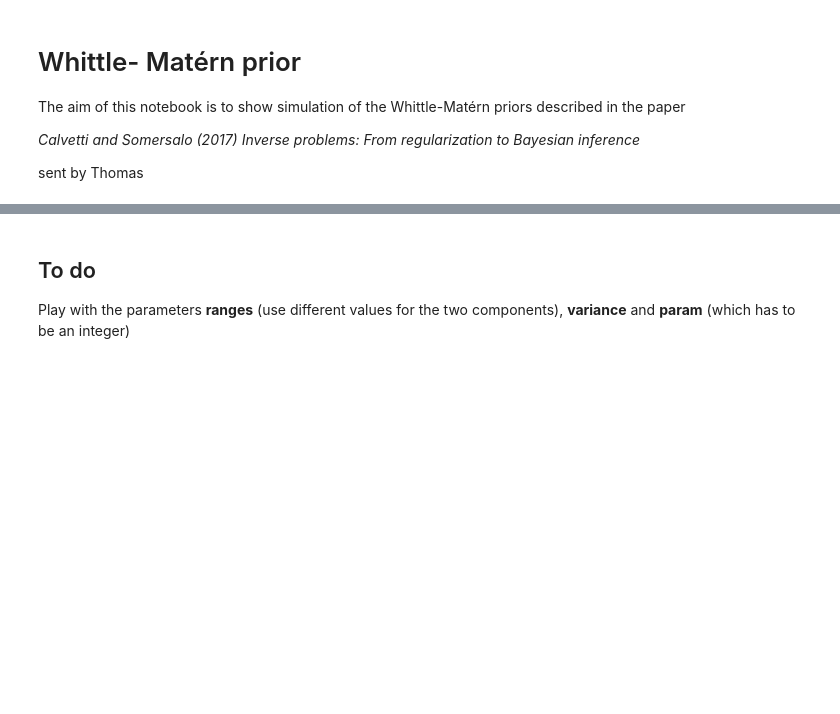
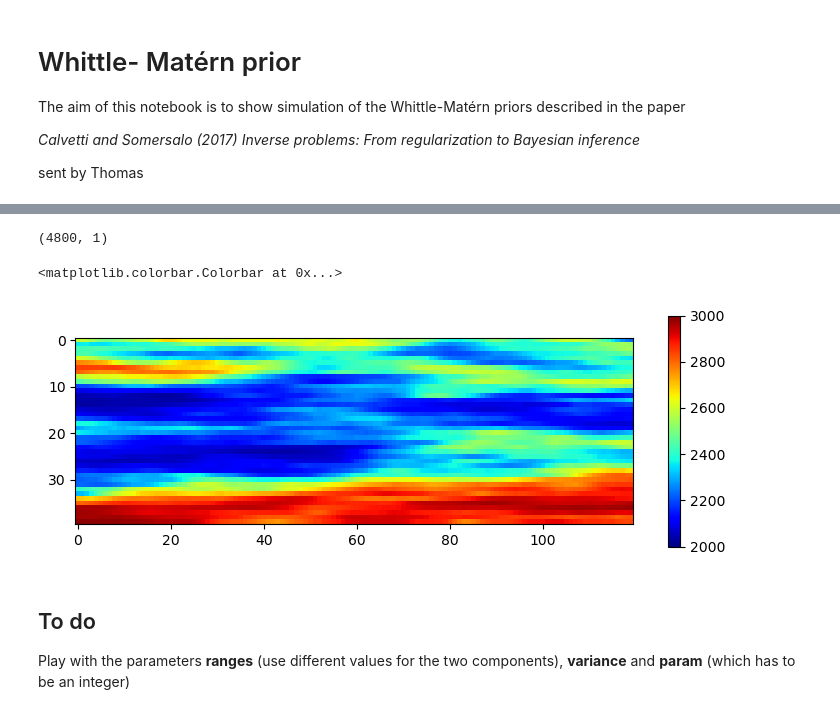
Before and after one commit to medicinely/fwi, a Jupyter notebook: prior/GaussianPrior.ipynb, the cells around one changed output, grey strips where cells are left out. Saved outputs shown, nothing was run; the diff lists cells and outputs as text; code cells hidden in the pictures; blank space fills up the shorter version.

```diff
--- a/prior/GaussianPrior.ipynb
+++ b/prior/GaussianPrior.ipynb
@@ -153,6 +80,0 @@ array([[0.56788138, 0.56788127, 0.56788721, ..., 0.56525425, 0.56518281,
-# %%
-mu=2500
-nz,nx = 200,200
-simu, Q = simulate(ranges = [20,20],param=1,nx=[nz,nx],variance=500,mu=mu)
-plt.imshow(simu)
-a=plt.colorbar()
@@ -161,4 +80,0 @@ a=plt.colorbar()
-# %%
-v = np.random.normal(size = Q.shape[0])
-for i in range(300):
-  a = Q @ v
@@ -198,3 +85,30 @@ np.random.normal(scale=proposal_sigma, size=state.shape)
+# %%
+import tensorflow as tf
+
+def linear_generator(u, L):
+  x = tf.linalg.solve(tf.transpose(L), u)
+  return x
+
+def mapping(m, a=2000, b=3000):
+	v = a+(b-a)/(1+tf.math.exp(-m))
+	return v
+
+u = tf.random.normal([nz*nx,1],dtype=tf.float32)
+with tf.GradientTape(persistent=True) as tape:
+  tape.watch(u)
+  m = linear_generator(u, L)
+  m = mapping(m)
+
+dm_du = tape.gradient(m, u)
+print(dm_du.shape)
+
+plt.figure(figsize=(9,3))
+plt.imshow(tf.reshape(m,[nz,nx]),cmap='jet',vmin=2000,vmax=3000)
+plt.colorbar()
+# %% [output]
+(4800, 1)
+<matplotlib.colorbar.Colorbar at 0x...>
+[figure, added]
 # %% [markdown]
 ## To do
 
```
Also changed, not shown: parts of 12 cells of this notebook, 2 other files.
